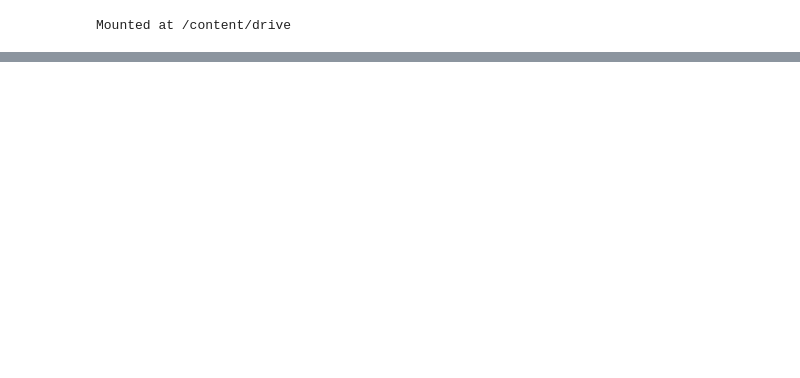
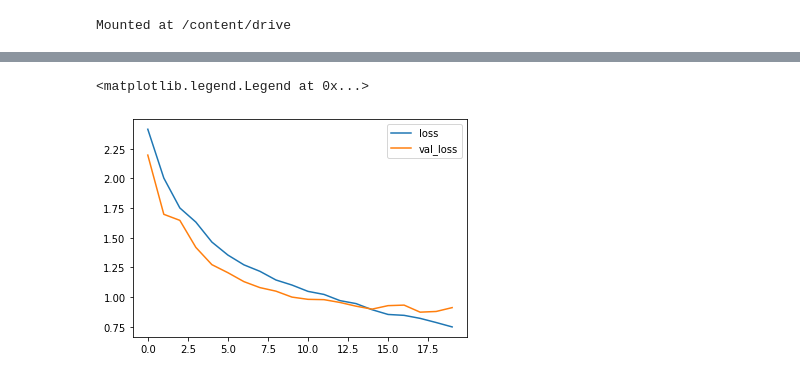
Before and after one commit to elizabeth-feldeverd/seedling_sorter, a Jupyter notebook: notebooks/seedling_sorter.ipynb, the cells around one changed output, grey strips where cells are left out. Cells and saved outputs as stored; diff of their text form; code cells hidden in the pictures; blank space fills up the shorter version.

```diff
--- a/notebooks/seedling_sorter.ipynb
+++ b/notebooks/seedling_sorter.ipynb
@@ -102,0 +88,5 @@ AttributeError: ignored
+# %%
+# Rescales the RGB values from 0-255 to 0-1
+normalize_layer = Rescaling(1./255)
+normalized_train = train_ds.map(lambda x, y: (normalize_layer(x), y))
+normalized_val = val_ds.map(lambda x, y: (normalize_layer(x), y))
@@ -102,0 +95,20 @@ AttributeError: ignored
+# %%
+def init_model():
+  model = models.Sequential()
+  model.add(layers.Conv2D(32, kernel_size=(5,5), input_shape=(128, 128, 3), activation="relu"))
+  model.add(layers.MaxPooling2D(pool_size=(3,3)))
+  model.add(layers.Conv2D(64, kernel_size=(5,5), activation="relu"))
+  model.add(layers.MaxPooling2D(pool_size=(3,3)))
+  model.add(layers.Flatten())
+  model.add(layers.Dense(16))
+  model.add(layers.Dropout(0.4))
+  model.add(layers.Dense(12, activation='softmax'))
+  optimizer = Adam(learning_rate=0.001)
+  model.compile(loss='sparse_categorical_crossentropy',
+              optimizer=optimizer,
+              metrics=['accuracy'])
+
+  return model
+# %%
+model = init_model()
+model.summary()
@@ -102,0 +133,9 @@ AttributeError: ignored
+# %%
+mc = ModelCheckpoint(filepath='/content/drive/MyDrive/Colab Notebooks/model.{epoch:02d}-{val_loss:.2f}.h5',
+                     monitor='val_loss', mode='min', save_best_only=True)
+history = model.fit(normalized_train,
+          validation_data=normalized_val,
+          epochs=20,
+          batch_size=128,
+          verbose=1,
+          callbacks=mc)
@@ -102,0 +179,7 @@ AttributeError: ignored
+# %%
+plt.plot(history.history['loss'], label='loss')
+plt.plot(history.history['val_loss'], label='val_loss')
+plt.legend()
+# %% [output]
+<matplotlib.legend.Legend at 0x...>
+[figure, added]
```
Also changed, not shown: parts of 39 cells of this notebook.
